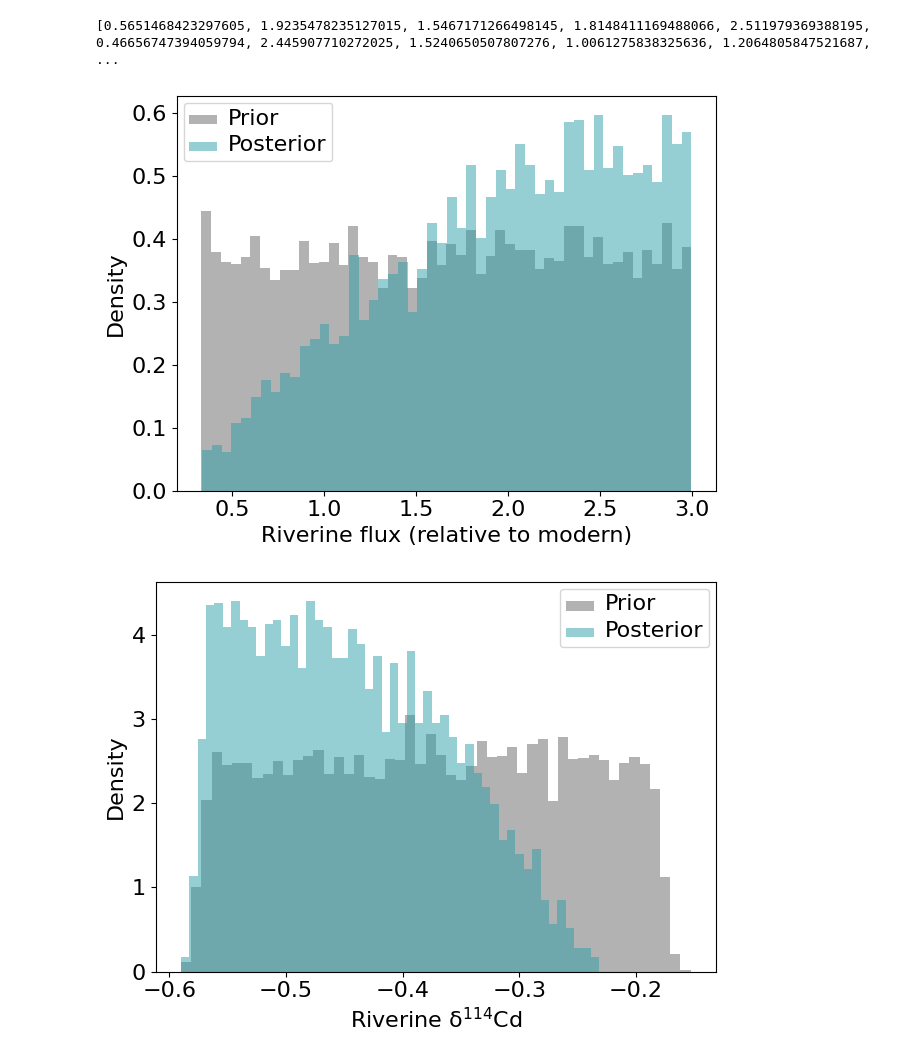
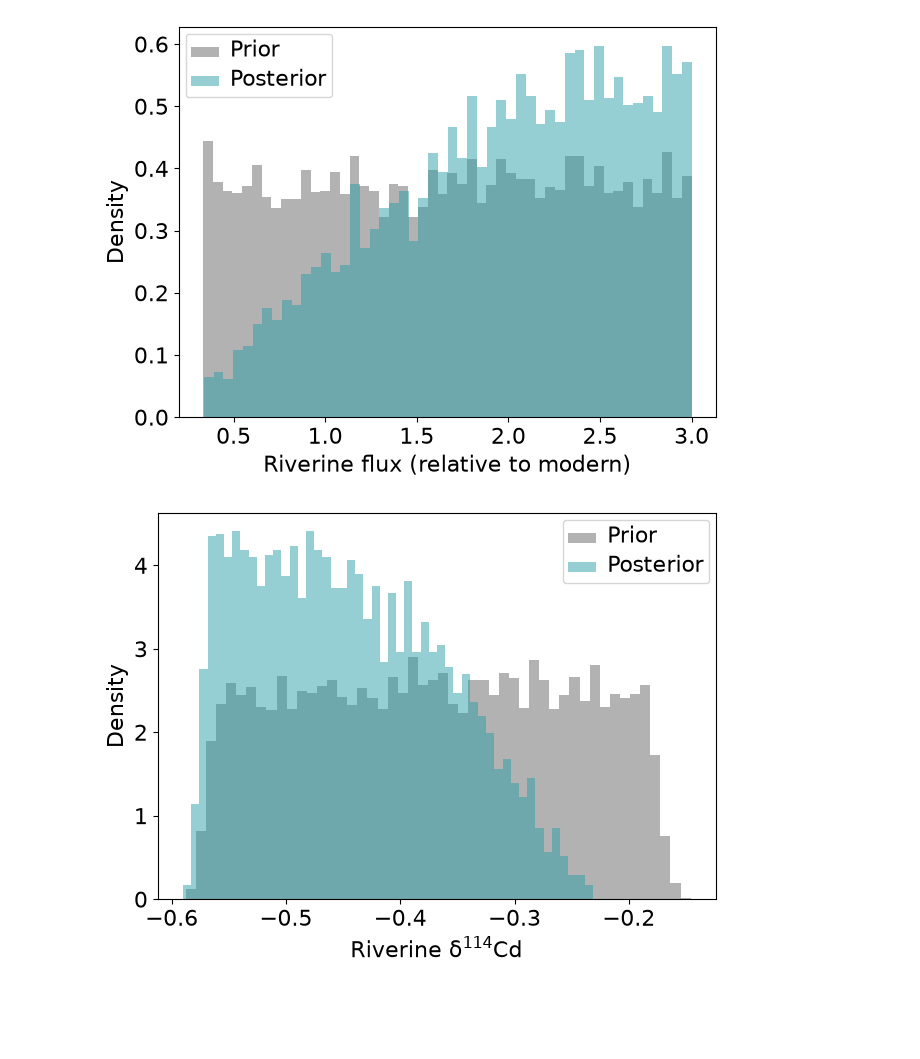
Before and after one commit to DISTILL-RHUL/petm-cadmium-carbon, a Jupyter notebook: code/plotting/plot_bayesian_supplement.ipynb, the cells around one changed output. Saved outputs shown, nothing was run; the diff lists cells and outputs as text; code cells hidden in the pictures; blank space fills up the shorter version.

Commit message:
Rerun and add residence time graph

```diff
--- a/code/plotting/plot_bayesian_supplement.ipynb
+++ b/code/plotting/plot_bayesian_supplement.ipynb
@@ -37,36 +37,34 @@ posterior_metrics = pandas.read_excel(data_directory+"/output/invert_organic_pos
 
 timestep = prior_metrics["time"].values[0]-prior_metrics["time"].values[1]
 # %%
-original_input_isotopes = json.load(open(data_directory+'/output/original_initial_conditions.json','r'))['input_multiplier']
-prior_initial_input_isotopes = numpy.array([model["input_mass"][0]/30000000.0 for model in prior_results])
-posterior_initial_input_isotopes = numpy.array([model["input_mass"][0]/30000000.0 for model in posterior_results])
+original_input = json.load(open(data_directory+'/output/original_initial_conditions.json','r'))['input_multiplier']
+prior_initial_input = numpy.array([model["input_mass"][0]/30000000.0 for model in prior_results])
+posterior_initial_input = numpy.array([model["input_mass"][0]/30000000.0 for model in posterior_results])
 
-print(original_input_isotopes)
 
 figure = pyplot.figure()
 axes = figure.add_subplot(111)
 
-axes.hist(original_input_isotopes,bins=50,density=True,color="#666666",alpha=0.5)
+axes.hist(original_input,bins=50,density=True,color="#666666",alpha=0.5)
 # axes.hist(prior_initial_input_isotopes,bins=50,density=True,color="#94babd",alpha=0.5)
-axes.hist(posterior_initial_input_isotopes,bins=50,density=True,color="#2ea0a8",alpha=0.5)
+axes.hist(posterior_initial_input,bins=50,density=True,color="#2ea0a8",alpha=0.5)
 
 axes.set_xlabel("Riverine flux (relative to modern)")
 axes.set_ylabel("Density")
 
 axes.legend(["Prior","Posterior"])
 # # Legend
 # axes.legend([handle_0,handle_1],["Prior","Posterior"])
 
 # Change the font size
 for item in ([axes.title, axes.xaxis.label, axes.yaxis.label] +
              axes.get_xticklabels() + axes.get_yticklabels() + axes.get_legend().get_texts()):
     item.set_fontsize(16)
 
 figure.tight_layout()
 figure.savefig("../../figures/cadmium_initial_input_flux.png",transparent=True)
 # %% [output]
-[0.5651468423297605, 1.9235478235127015, 1.5467171266498145, 1.8148411169488066, 2.511979369388195, 0.46656747394059794, 2.445907710272025, 1.5240650507807276, 1.0061275838325636, 1.2064805847521687,  ...
-[figure, old version]
+[figure, new version]
 # %%
 original_input_isotopes = json.load(open(data_directory+'/output/original_initial_conditions.json','r'))['input_isotopes']
 prior_initial_input_isotopes = numpy.array([model["input_δ114Cd"][0] for model in prior_results])
@@ -93,7 +91,7 @@ for item in ([axes.title, axes.xaxis.label, axes.yaxis.label] +
 figure.tight_layout()
 figure.savefig("../../figures/cadmium_initial_input_isotopes.png",transparent=True)
 # %% [output]
-[figure, old version]
+[figure, new version]
 # %%
 original_seawater_mass = json.load(open(data_directory+'/output/original_initial_conditions.json','r'))['mass_multiplier']
 prior_initial_seawater_mass = numpy.array([model["seawater_mass"][0]/8.36e11 for model in prior_results])
```
Also changed, not shown: parts of 4 cells of this notebook.
